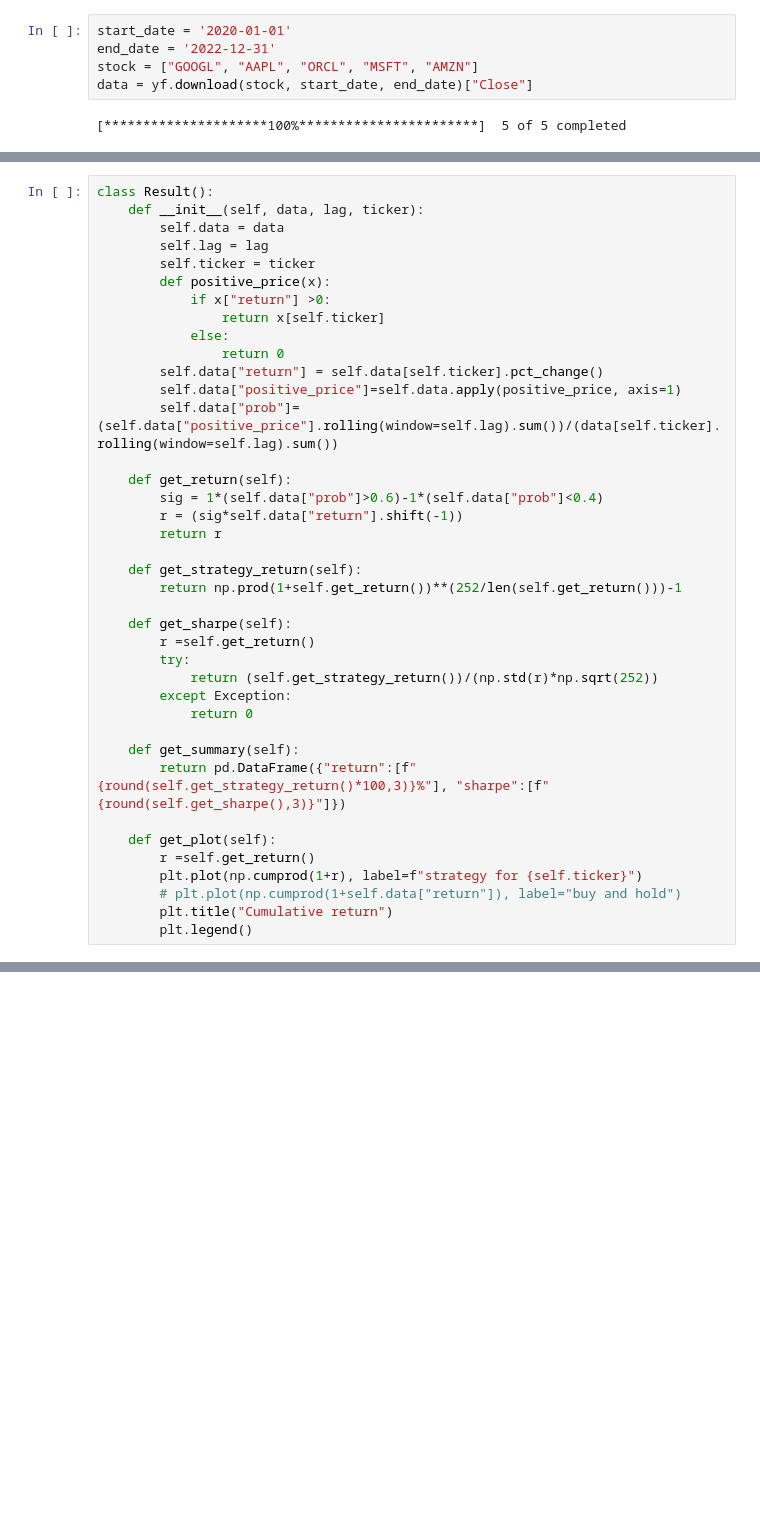
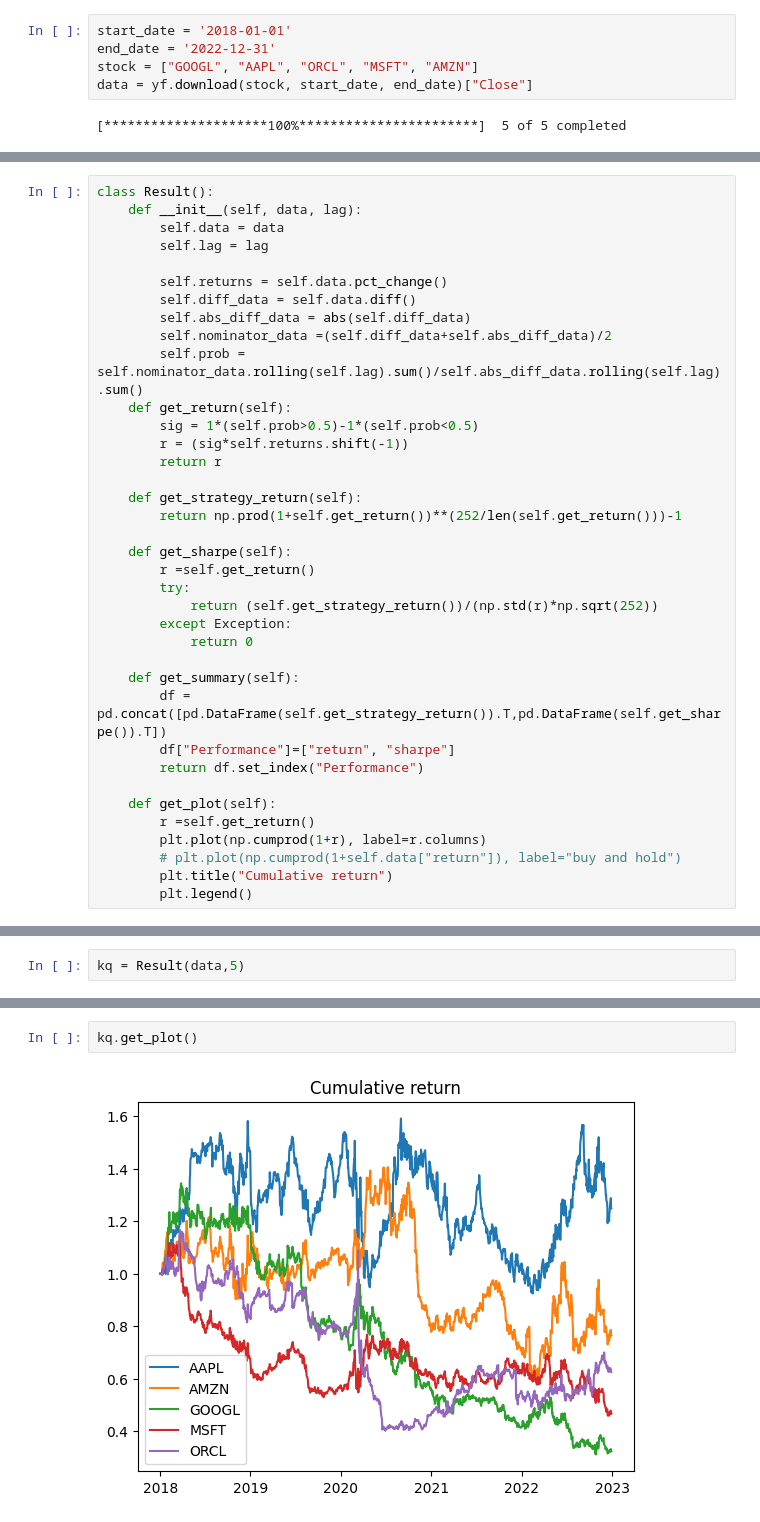
Before and after one commit to khanhtrinh2003/Finance, a Jupyter notebook: Technical analysis/no_name_strategy.ipynb, the cells around one changed output, grey strips where cells are left out. Cells and saved outputs as stored; diff of their text form; blank space fills up the shorter version.

```diff
--- a/Technical analysis/no_name_strategy.ipynb
+++ b/Technical analysis/no_name_strategy.ipynb
@@ -4,7 +4,7 @@ import pandas as pd
 import matplotlib.pyplot as plt
 import yfinance as yf
 # %%
-start_date = '2020-01-01'
+start_date = '2018-01-01'
 end_date = '2022-12-31'
 stock = ["GOOGL", "AAPL", "ORCL", "MSFT", "AMZN"]
 data = yf.download(stock, start_date, end_date)["Close"]
@@ -13,21 +34,17 @@ data = yf.download(stock, start_date, end_date)["Close"]
 # %%
 class Result():
-    def __init__(self, data, lag, ticker):
+    def __init__(self, data, lag):
         self.data = data
         self.lag = lag
-        self.ticker = ticker
-        def positive_price(x):
-            if x["return"] >0:
-                return x[self.ticker]
-            else:
-                return 0
-        self.data["return"] = self.data[self.ticker].pct_change()
-        self.data["positive_price"]=self.data.apply(positive_price, axis=1)
-        self.data["prob"]=(self.data["positive_price"].rolling(window=self.lag).sum())/(data[self.ticker].rolling(window=self.lag).sum())
 
+        self.returns = self.data.pct_change()
+        self.diff_data = self.data.diff()
+        self.abs_diff_data = abs(self.diff_data)
+        self.nominator_data =(self.diff_data+self.abs_diff_data)/2
+        self.prob = self.nominator_data.rolling(self.lag).sum()/self.abs_diff_data.rolling(self.lag).sum()
     def get_return(self):
-        sig = 1*(self.data["prob"]>0.6)-1*(self.data["prob"]<0.4)
-        r = (sig*self.data["return"].shift(-1))
+        sig = 1*(self.prob>0.5)-1*(self.prob<0.5)
+        r = (sig*self.returns.shift(-1))
         return r
 
     def get_strategy_return(self):
@@ -41,11 +58,13 @@ class Result():
             return 0
 
     def get_summary(self):
-        return pd.DataFrame({"return":[f"{round(self.get_strategy_return()*100,3)}%"], "sharpe":[f"{round(self.get_sharpe(),3)}"]})
+        df = pd.concat([pd.DataFrame(self.get_strategy_return()).T,pd.DataFrame(self.get_sharpe()).T])
+        df["Performance"]=["return", "sharpe"]
+        return df.set_index("Performance")
 
     def get_plot(self):
         r =self.get_return()
-        plt.plot(np.cumprod(1+r), label=f"strategy for {self.ticker}")
+        plt.plot(np.cumprod(1+r), label=r.columns)
         # plt.plot(np.cumprod(1+self.data["return"]), label="buy and hold")
         plt.title("Cumulative return")
         plt.legend()
@@ -82,0 +71,2 @@ ORCL
+# %%
+kq = Result(data,5)
@@ -82,0 +80,4 @@ ORCL
+# %%
+kq.get_plot()
+# %% [output]
+[figure, added]
```
Also changed, not shown: parts of 5 cells of this notebook, 4 other files.
